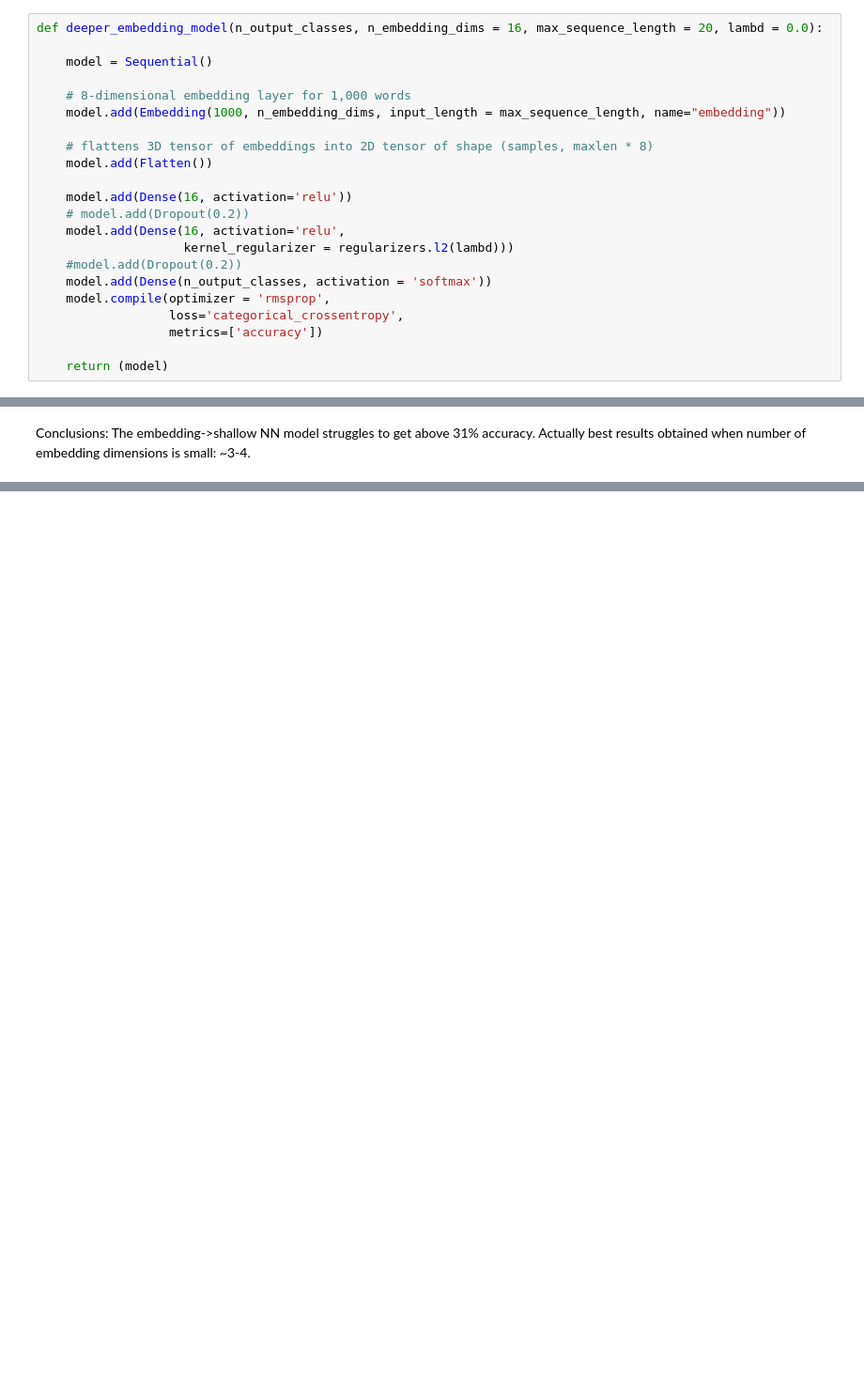
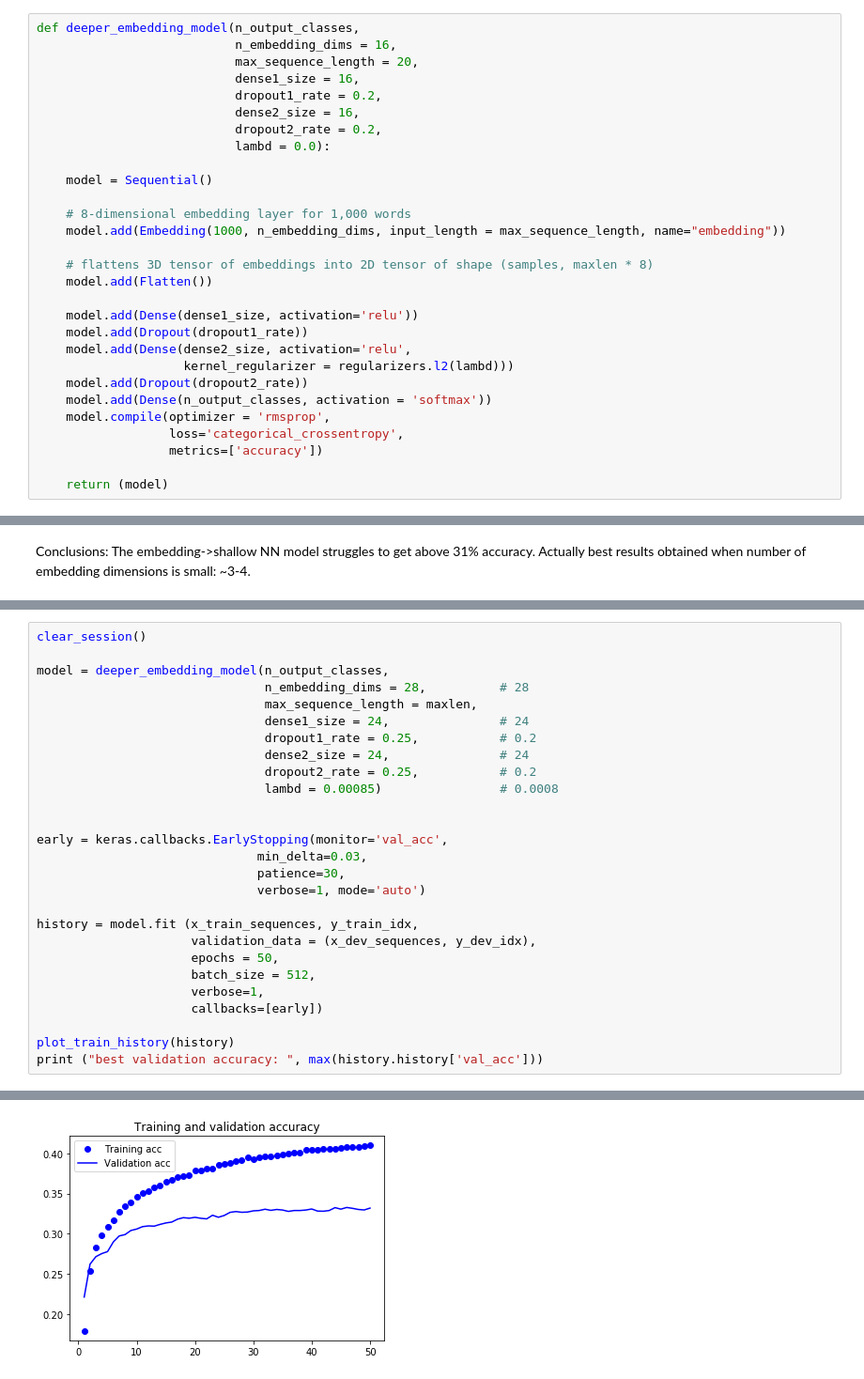
Before and after one commit to nicksexton/emojitranslate, a Jupyter notebook: 1 - emoji predict.ipynb, the cells around one changed output, grey strips where cells are left out. Shown at 94% size. Saved outputs shown, nothing was run; the diff lists cells and outputs as text; blank space fills up the shorter version.

```diff
--- a/1 - emoji predict.ipynb
+++ b/1 - emoji predict.ipynb
@@ -570,5 +570,12 @@ best validation accuracy:  0.3611999999523163
 # %%
-def deeper_embedding_model(n_output_classes, n_embedding_dims = 16, max_sequence_length = 20, lambd = 0.0):
+def deeper_embedding_model(n_output_classes,
+                           n_embedding_dims = 16,
+                           max_sequence_length = 20,
+                           dense1_size = 16,
+                           dropout1_rate = 0.2,
+                           dense2_size = 16,
+                           dropout2_rate = 0.2,
+                           lambd = 0.0):
 
     model = Sequential()
 
@@ -578,11 +585,11 @@ def deeper_embedding_model(n_output_classes, n_embedding_dims = 16, max_sequence
     # flattens 3D tensor of embeddings into 2D tensor of shape (samples, maxlen * 8)
     model.add(Flatten())
 
-    model.add(Dense(16, activation='relu'))
-    # model.add(Dropout(0.2))
-    model.add(Dense(16, activation='relu',
+    model.add(Dense(dense1_size, activation='relu'))
+    model.add(Dropout(dropout1_rate))
+    model.add(Dense(dense2_size, activation='relu',
                     kernel_regularizer = regularizers.l2(lambd)))
-    #model.add(Dropout(0.2))
+    model.add(Dropout(dropout2_rate))
     model.add(Dense(n_output_classes, activation = 'softmax'))
     model.compile(optimizer = 'rmsprop',
                   loss='categorical_crossentropy',
@@ -621,0 +630,28 @@ The embedding->shallow NN model struggles to get above 31% accuracy. Actually be
+# %%
+clear_session()
+
+model = deeper_embedding_model(n_output_classes,
+                               n_embedding_dims = 28,          # 28
+                               max_sequence_length = maxlen,
+                               dense1_size = 24,               # 24
+                               dropout1_rate = 0.25,           # 0.2
+                               dense2_size = 24,               # 24
+                               dropout2_rate = 0.25,           # 0.2
+                               lambd = 0.00085)                # 0.0008
+
+
+early = keras.callbacks.EarlyStopping(monitor='val_acc',
+                              min_delta=0.03,
+                              patience=30,
+                              verbose=1, mode='auto')
+
+history = model.fit (x_train_sequences, y_train_idx,
+                     validation_data = (x_dev_sequences, y_dev_idx),
+                     epochs = 50,
+                     batch_size = 512,
+                     verbose=1,
+                     callbacks=[early])
+
+plot_train_history(history)
+print ("best validation accuracy: ", max(history.history['val_acc']))
+# %% [output]
@@ -621,0 +675 @@ The embedding->shallow NN model struggles to get above 31% accuracy. Actually be
+[figure, added]
```
Also changed, not shown: parts of 19 cells of this notebook.
